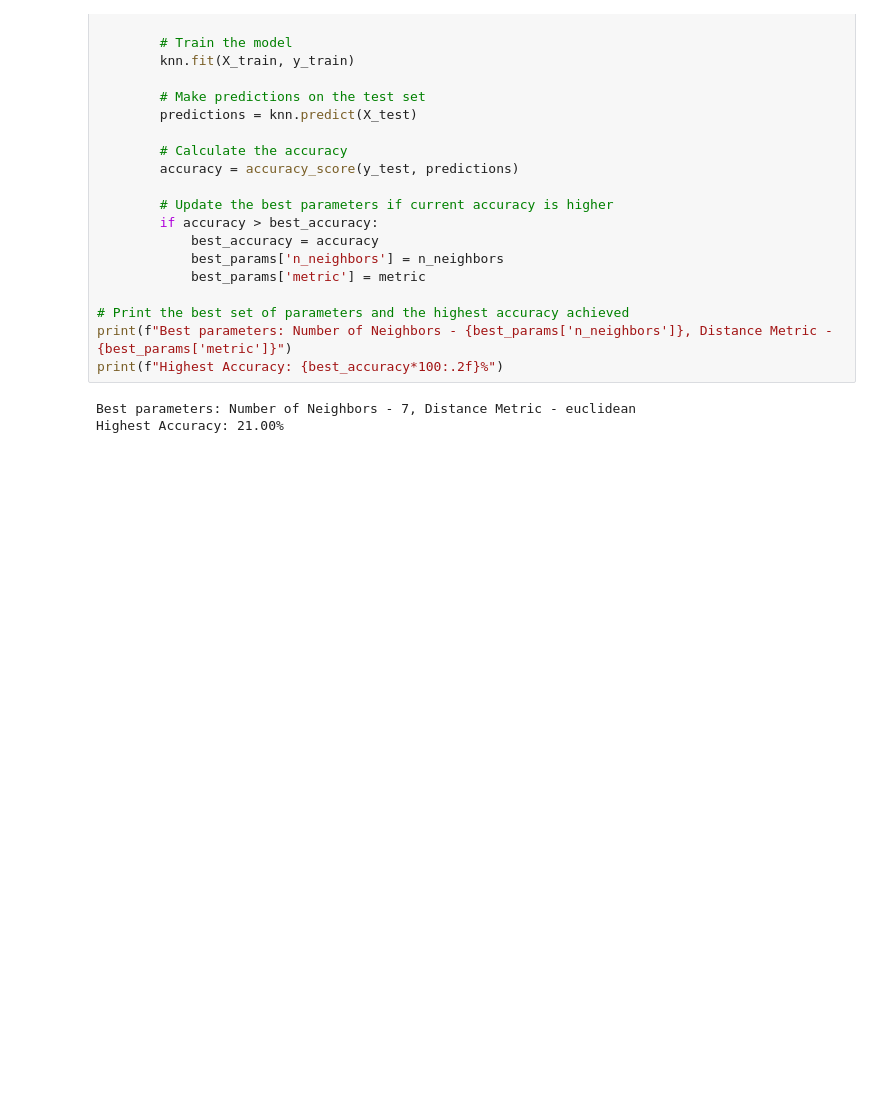
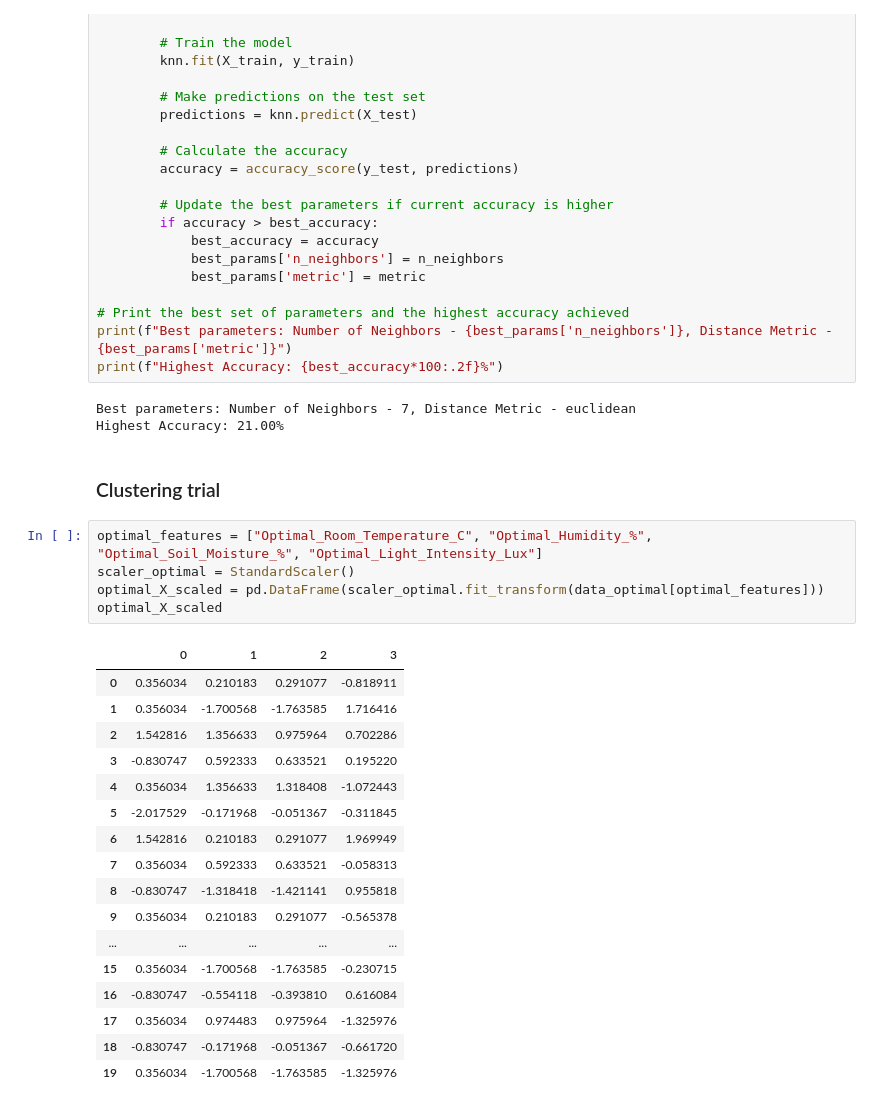
Before and after one commit to VIA-Plantify/Plantify-MachineLearning, a Jupyter notebook: datapreparation/indoor_dataset/indoor_plant.ipynb, the cells around one changed output. Saved outputs shown, nothing was run; the diff lists cells and outputs as text; blank space fills up the shorter version.

```diff
--- a/datapreparation/indoor_dataset/indoor_plant.ipynb
+++ b/datapreparation/indoor_dataset/indoor_plant.ipynb
@@ -279,3 +289,28 @@ print(f"Highest Accuracy: {best_accuracy*100:.2f}%")
 # %% [output]
 Best parameters: Number of Neighbors - 7, Distance Metric - euclidean
 Highest Accuracy: 21.00%
+# %% [markdown]
+### Clustering trial ###
+# %%
+optimal_features = ["Optimal_Room_Temperature_C", "Optimal_Humidity_%", "Optimal_Soil_Moisture_%", "Optimal_Light_Intensity_Lux"]
+scaler_optimal = StandardScaler()
+optimal_X_scaled = pd.DataFrame(scaler_optimal.fit_transform(data_optimal[optimal_features]))
+optimal_X_scaled
+# %% [output]
+|  | 0 | 1 | 2 | 3 |
+| 0 | 0.356034 | 0.210183 | 0.291077 | -0.818911 |
+| 1 | 0.356034 | -1.700568 | -1.763585 | 1.716416 |
+| 2 | 1.542816 | 1.356633 | 0.975964 | 0.702286 |
+| 3 | -0.830747 | 0.592333 | 0.633521 | 0.195220 |
+| 4 | 0.356034 | 1.356633 | 1.318408 | -1.072443 |
+| 5 | -2.017529 | -0.171968 | -0.051367 | -0.311845 |
+| 6 | 1.542816 | 0.210183 | 0.291077 | 1.969949 |
+| 7 | 0.356034 | 0.592333 | 0.633521 | -0.058313 |
+| 8 | -0.830747 | -1.318418 | -1.421141 | 0.955818 |
+| 9 | 0.356034 | 0.210183 | 0.291077 | -0.565378 |
+| ... | ... | ... | ... | ... |
+| 15 | 0.356034 | -1.700568 | -1.763585 | -0.230715 |
+| 16 | -0.830747 | -0.554118 | -0.393810 | 0.616084 |
+| 17 | 0.356034 | 0.974483 | 0.975964 | -1.325976 |
+| 18 | -0.830747 | -0.171968 | -0.051367 | -0.661720 |
+| 19 | 0.356034 | -1.700568 | -1.763585 | -1.325976 |
```
Also changed, not shown: parts of 10 cells of this notebook.
